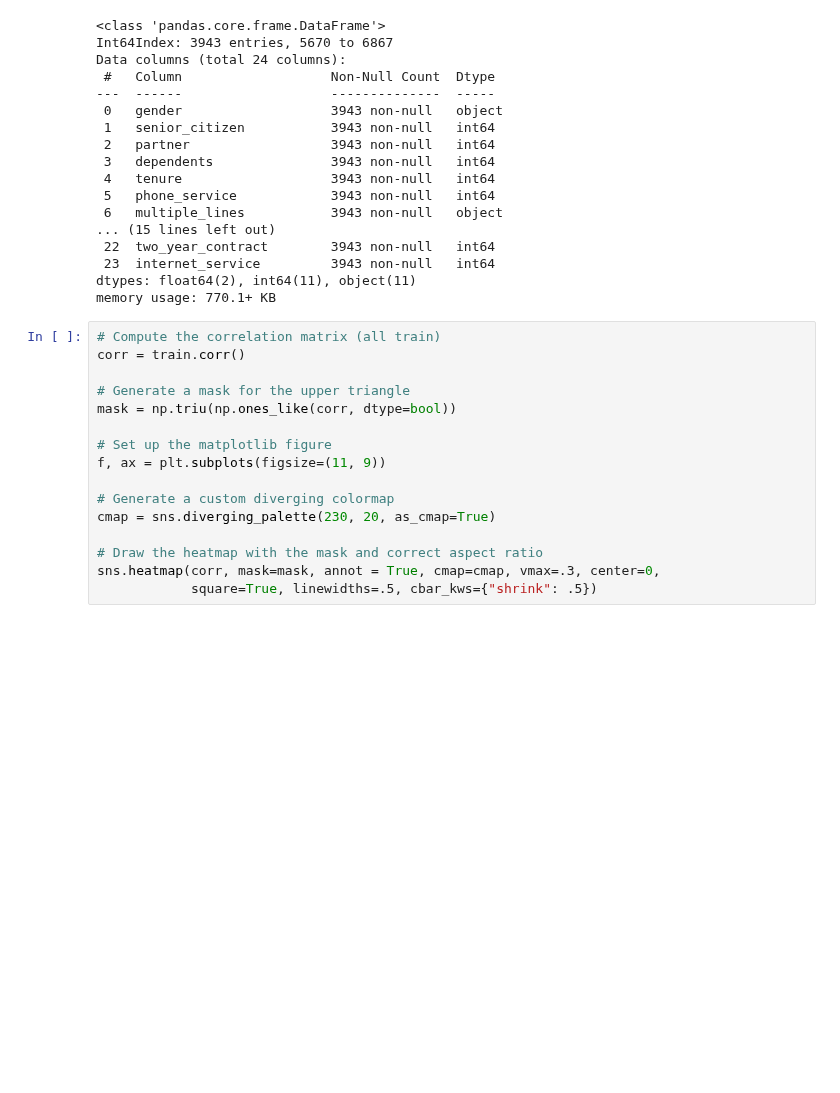
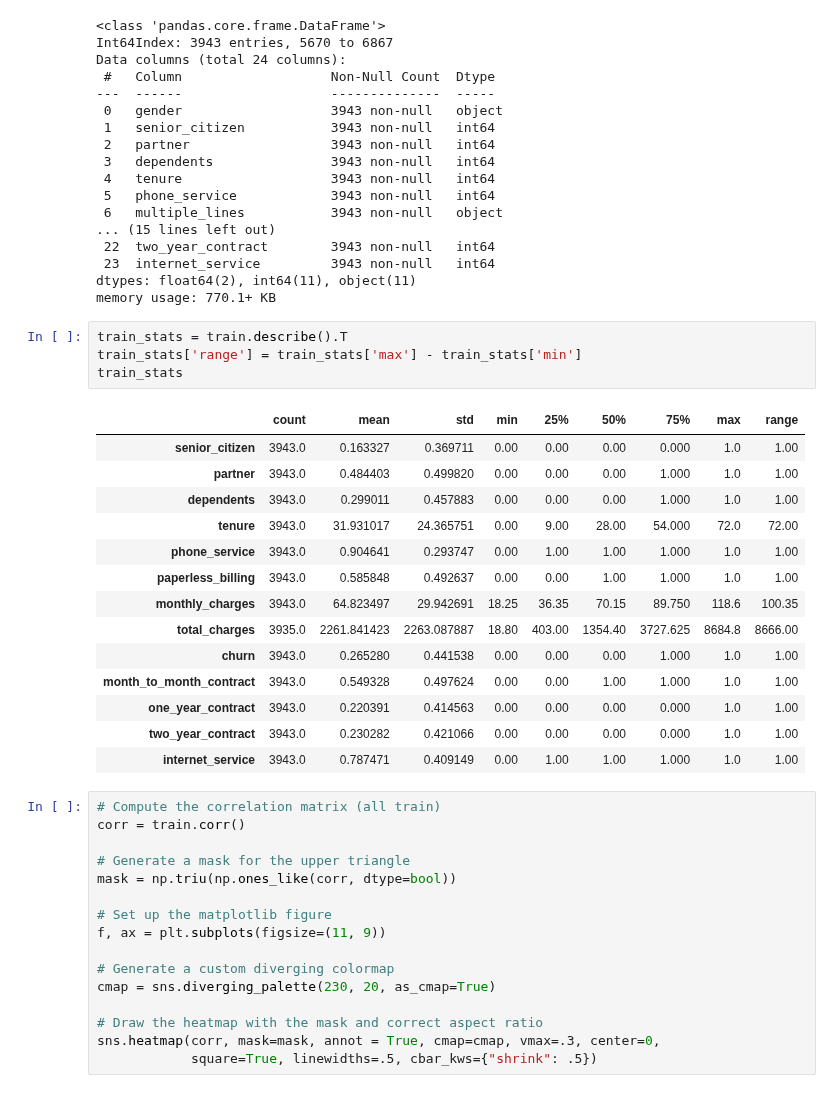
Before and after one commit to CSolitaire/classification-exercises, a Jupyter notebook: import_testing.ipynb, the cells around one changed output. Cells and saved outputs as stored; diff of their text form; blank space fills up the shorter version.

```diff
--- a/import_testing.ipynb
+++ b/import_testing.ipynb
@@ -38,6 +38,25 @@ Data columns (total 24 columns):
  23  internet_service         3943 non-null   int64
 dtypes: float64(2), int64(11), object(11)
 memory usage: 770.1+ KB
+# %%
+train_stats = train.describe().T
+train_stats['range'] = train_stats['max'] - train_stats['min']
+train_stats
+# %% [output]
+|  | count | mean | std | min | 25% | 50% | 75% | max | range |
+| senior_citizen | 3943.0 | 0.163327 | 0.369711 | 0.00 | 0.00 | 0.00 | 0.000 | 1.0 | 1.00 |
+| partner | 3943.0 | 0.484403 | 0.499820 | 0.00 | 0.00 | 0.00 | 1.000 | 1.0 | 1.00 |
+| dependents | 3943.0 | 0.299011 | 0.457883 | 0.00 | 0.00 | 0.00 | 1.000 | 1.0 | 1.00 |
+| tenure | 3943.0 | 31.931017 | 24.365751 | 0.00 | 9.00 | 28.00 | 54.000 | 72.0 | 72.00 |
+| phone_service | 3943.0 | 0.904641 | 0.293747 | 0.00 | 1.00 | 1.00 | 1.000 | 1.0 | 1.00 |
+| paperless_billing | 3943.0 | 0.585848 | 0.492637 | 0.00 | 0.00 | 1.00 | 1.000 | 1.0 | 1.00 |
+| monthly_charges | 3943.0 | 64.823497 | 29.942691 | 18.25 | 36.35 | 70.15 | 89.750 | 118.6 | 100.35 |
+| total_charges | 3935.0 | 2261.841423 | 2263.087887 | 18.80 | 403.00 | 1354.40 | 3727.625 | 8684.8 | 8666.00 |
+| churn | 3943.0 | 0.265280 | 0.441538 | 0.00 | 0.00 | 0.00 | 1.000 | 1.0 | 1.00 |
+| month_to_month_contract | 3943.0 | 0.549328 | 0.497624 | 0.00 | 0.00 | 1.00 | 1.000 | 1.0 | 1.00 |
+| one_year_contract | 3943.0 | 0.220391 | 0.414563 | 0.00 | 0.00 | 0.00 | 0.000 | 1.0 | 1.00 |
+| two_year_contract | 3943.0 | 0.230282 | 0.421066 | 0.00 | 0.00 | 0.00 | 0.000 | 1.0 | 1.00 |
+| internet_service | 3943.0 | 0.787471 | 0.409149 | 0.00 | 1.00 | 1.00 | 1.000 | 1.0 | 1.00 |
 # %%
 # Compute the correlation matrix (all train)
 corr = train.corr()
```
Also changed, not shown: parts of 8 cells of this notebook.
